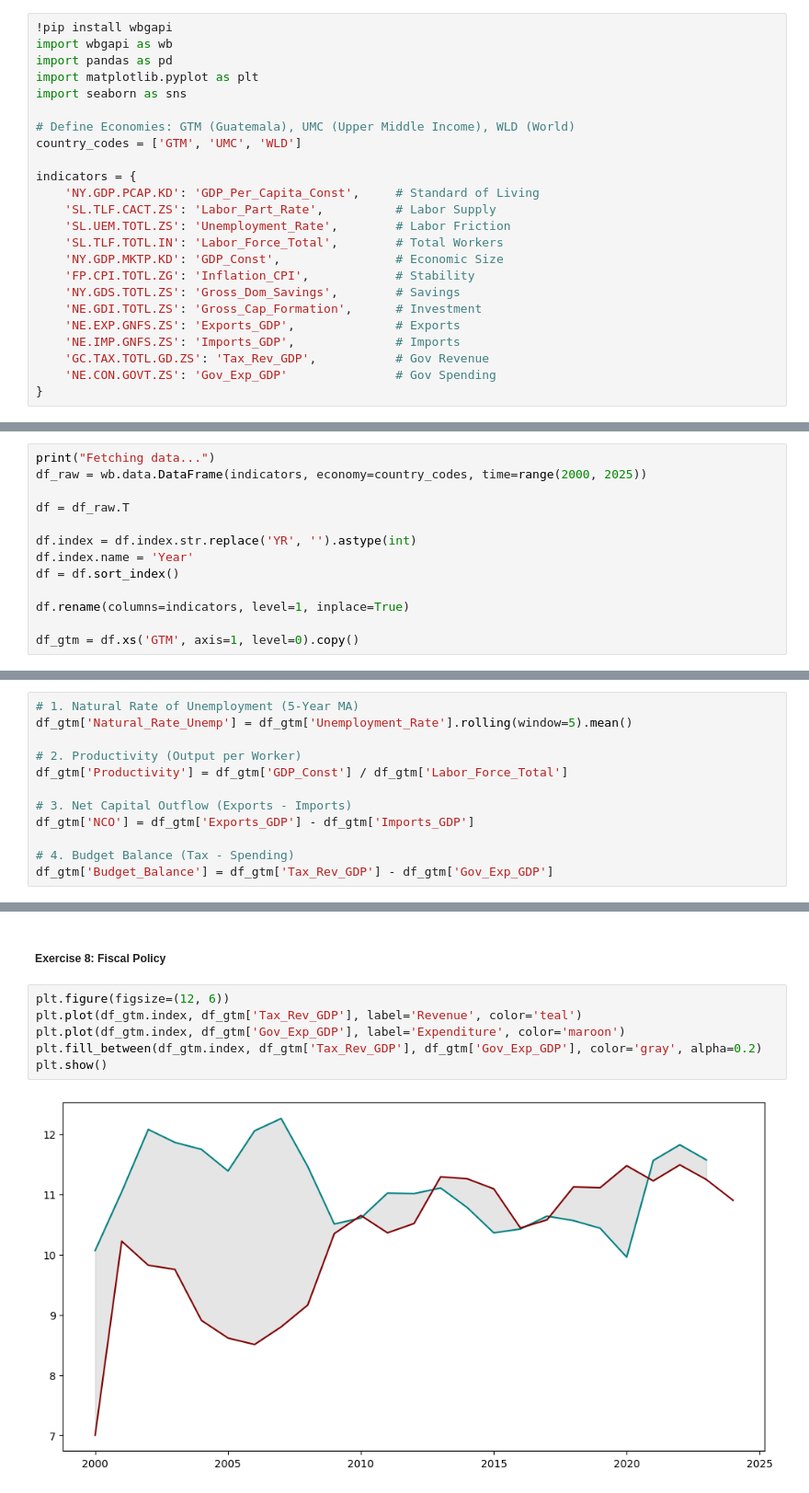
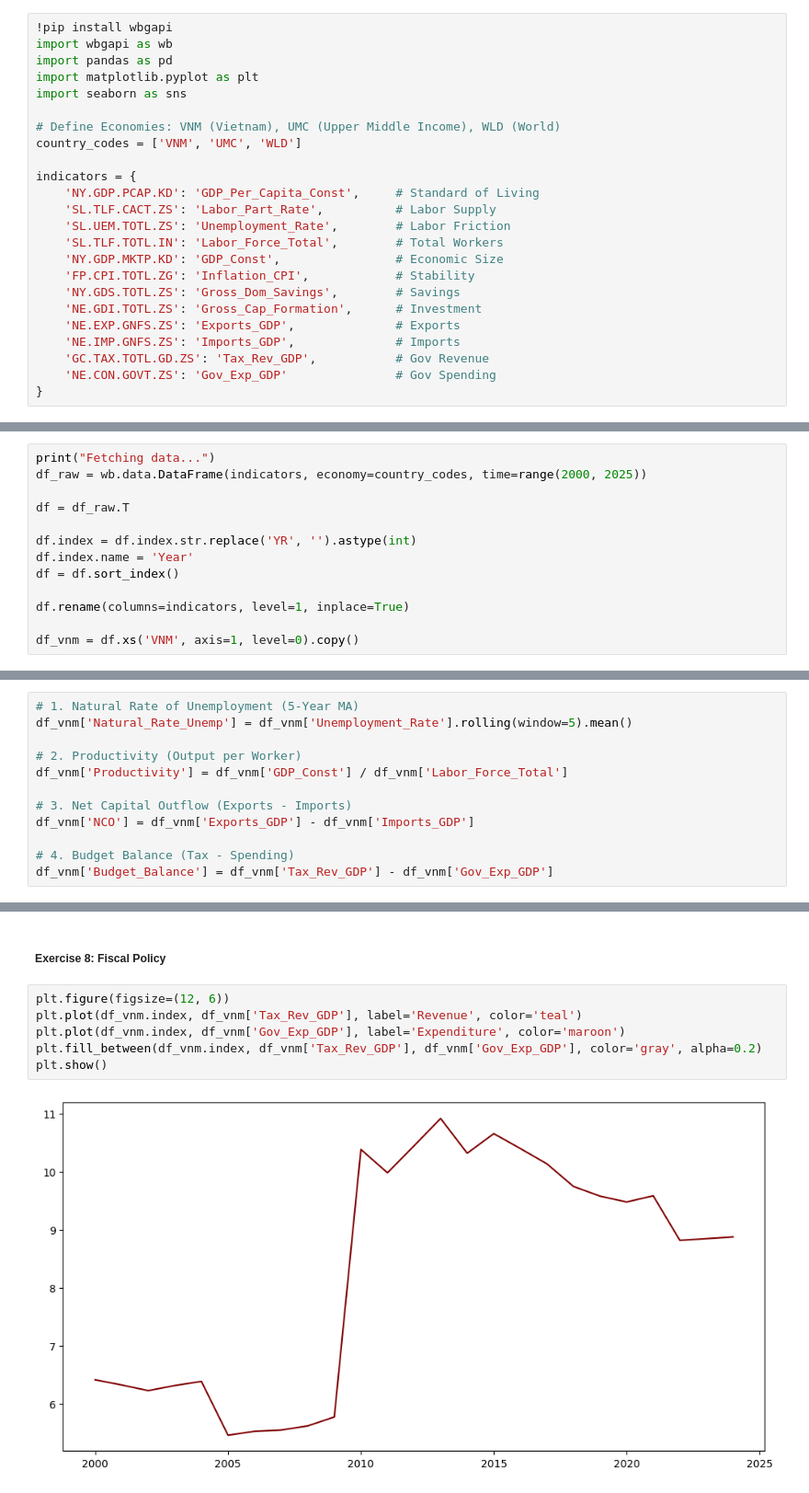
Before and after one commit to cassiecinzori/ECON3916, a Jupyter notebook: Labs/Lecture3/Visualizing_Development_with_WBGAPI.ipynb, the cells around one changed output, grey strips where cells are left out. Shown at 92% size. Cells and saved outputs as stored; diff of their text form.

```diff
--- a/Labs/Lecture3/Visualizing_Development_with_WBGAPI.ipynb
+++ b/Labs/Lecture3/Visualizing_Development_with_WBGAPI.ipynb
@@ -14,8 +14,8 @@ import pandas as pd
 import matplotlib.pyplot as plt
 import seaborn as sns
 
-# Define Economies: GTM (Guatemala), UMC (Upper Middle Income), WLD (World)
-country_codes = ['GTM', 'UMC', 'WLD']
+# Define Economies: VNM (Vietnam), UMC (Upper Middle Income), WLD (World)
+country_codes = ['VNM', 'UMC', 'WLD']
 
 indicators = {
     'NY.GDP.PCAP.KD': 'GDP_Per_Capita_Const',     # Standard of Living
@@ -58,23 +54,23 @@ df = df.sort_index()
 
 df.rename(columns=indicators, level=1, inplace=True)
 
-df_gtm = df.xs('GTM', axis=1, level=0).copy()
+df_vnm = df.xs('VNM', axis=1, level=0).copy()
 # %% [output]
 Fetching data...
 # %% [markdown]
 ##### Calculations
 # %%
 # 1. Natural Rate of Unemployment (5-Year MA)
-df_gtm['Natural_Rate_Unemp'] = df_gtm['Unemployment_Rate'].rolling(window=5).mean()
+df_vnm['Natural_Rate_Unemp'] = df_vnm['Unemployment_Rate'].rolling(window=5).mean()
 
 # 2. Productivity (Output per Worker)
-df_gtm['Productivity'] = df_gtm['GDP_Const'] / df_gtm['Labor_Force_Total']
+df_vnm['Productivity'] = df_vnm['GDP_Const'] / df_vnm['Labor_Force_Total']
 
 # 3. Net Capital Outflow (Exports - Imports)
-df_gtm['NCO'] = df_gtm['Exports_GDP'] - df_gtm['Imports_GDP']
+df_vnm['NCO'] = df_vnm['Exports_GDP'] - df_vnm['Imports_GDP']
 
 # 4. Budget Balance (Tax - Spending)
-df_gtm['Budget_Balance'] = df_gtm['Tax_Rev_GDP'] - df_gtm['Gov_Exp_GDP']
+df_vnm['Budget_Balance'] = df_vnm['Tax_Rev_GDP'] - df_vnm['Gov_Exp_GDP']
 # %% [markdown]
 ## Phase Two
 # %% [markdown]
@@ -176,9 +174,9 @@ plt.show()
 ##### Exercise 8: Fiscal Policy
 # %%
 plt.figure(figsize=(12, 6))
-plt.plot(df_gtm.index, df_gtm['Tax_Rev_GDP'], label='Revenue', color='teal')
-plt.plot(df_gtm.index, df_gtm['Gov_Exp_GDP'], label='Expenditure', color='maroon')
-plt.fill_between(df_gtm.index, df_gtm['Tax_Rev_GDP'], df_gtm['Gov_Exp_GDP'], color='gray', alpha=0.2)
+plt.plot(df_vnm.index, df_vnm['Tax_Rev_GDP'], label='Revenue', color='teal')
+plt.plot(df_vnm.index, df_vnm['Gov_Exp_GDP'], label='Expenditure', color='maroon')
+plt.fill_between(df_vnm.index, df_vnm['Tax_Rev_GDP'], df_vnm['Gov_Exp_GDP'], color='gray', alpha=0.2)
 plt.show()
 # %% [output]
-[figure, old version]
+[figure, new version]
```
Also changed, not shown: parts of 11 cells of this notebook.
